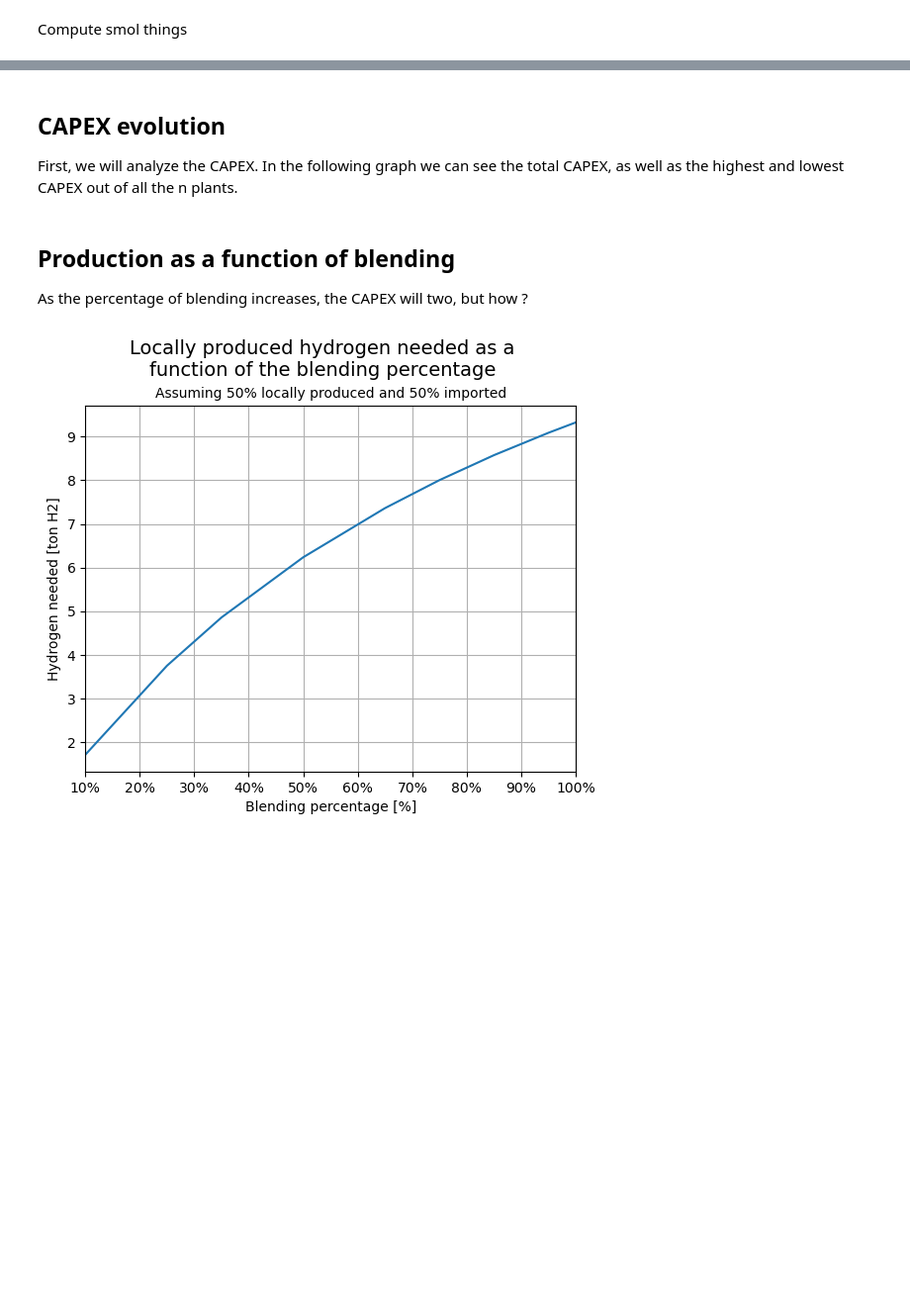
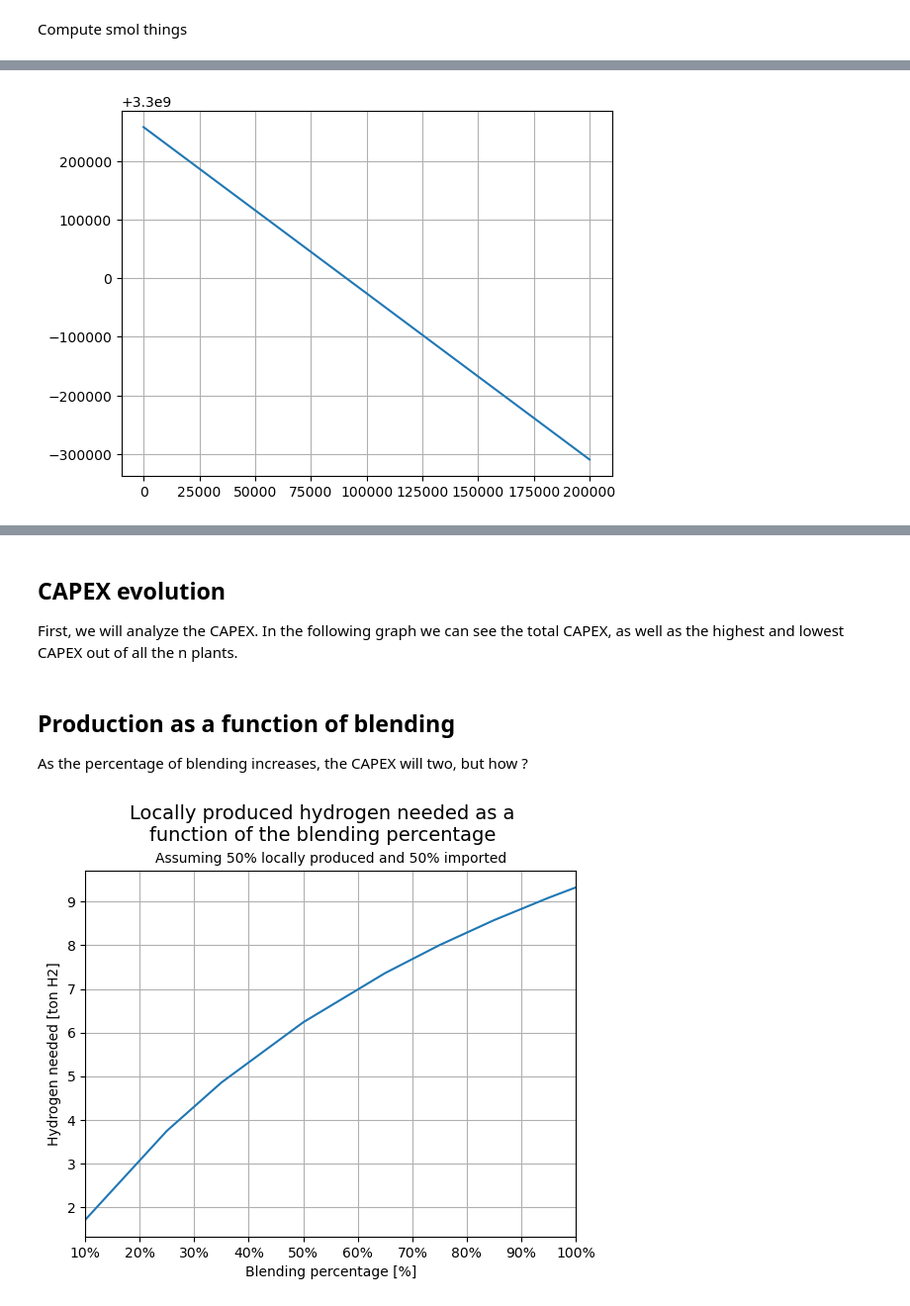
Before and after one commit to DerSpanischGamer/GermanHydrogen, a Jupyter notebook: disaggregator-master/15_Results_analysis.ipynb, the cells around one changed output, grey strips where cells are left out. Shown at 99% size. Cells and saved outputs as stored; diff of their text form; code cells hidden in the pictures; blank space fills up the shorter version.

```diff
--- a/disaggregator-master/15_Results_analysis.ipynb
+++ b/disaggregator-master/15_Results_analysis.ipynb
@@ -27,3 +34,8 @@ with open("project_data/out/pipesDestination.json", 'r') as file:
 # %%
 with open("project_data/out/finalPipes.json", 'r') as file:
     finalPipes = pd.DataFrame.from_dict(json.load(file))
+# %%
+solar_irr = gpd.read_file("project_data/in/WeatherData/weatherData_2022.geojson").drop(columns = ["geometry", "std_irr"])
+solar_irr["mean_irr"] = solar_irr["mean_irr"].apply(lambda x: json.loads(x)) # Transform the list from str to list. It is stored as a string
+
+solar_irr.head()
@@ -43,0 +535,11 @@ for _, p in finalPipes.iterrows():
+# %%
+def annualization(n = 25, i = 0.05):
+    """Function to compute the annualization factor τ
+    Arguments:
+        - n : years to pay the loan (default = 25 years)
+        - i : interest of the loan  (default = 5%)
+
+    Outputs:
+        - τ : the annualization factor
+    """
+    return i * (1 + i)**n / ( (1 + i)**n - 1)
@@ -43,0 +657,68 @@ for _, p in finalPipes.iterrows():
+# %%
+area = 244558318.949272
+OPEX = 183616188.58910635
+CAPEX = 10484060.567711573
+location = "DE145"
+production = [255755.534532666, 267066.0918905026, 187519.35750836116, 134971.70034822205, 70331.12085771956, 55097.683147656215, 51942.96847623218, 52673.95408479655, 68073.61056380902, 128334.13479628104, 204300.26066998398, 241516.30581144028]
+
+
+c_elec = [0.044] * 12
+c_mant = 3.84 / 12
+etaH2 = 0.7
+etaPV = 0.1
+HHV_H2 = 33.33  # kWh/kgH2
+
+ref_irr = 1.38 # reference solar irradiation (the power that the surface of the Earth receives) kW/m2
+mean = list(solar_irr[solar_irr["nuts3"] == location]["mean_irr"].values)[0]
+
+Pinst = etaPV * ref_irr * area # kWe Electric power installed
+Pmonthly = [production[t] * daysMonth[t] * HHV_H2 / etaH2 for t in range(12)] # The power consumption in kWhp/month
+
+OPEX_t = [0] * 12
+
+# ----------------- CORRECT THE CAPEX -----------------
+
+tau = annualization() # - return on investment
+
+CAPEX_PV = tau * A_PV * Pinst**b_PV
+CAPEX_H2 = CAPEX - CAPEX_PV
+
+# ----------------- COMPUTE THE OPEX -----------------
+
+OPEX_plants = CAPEX_H2 * 0.05 / 12 # The maintenance and operation cost of running the electrolyzers
+
+OPEX_PV = [( c_elec[t] * max(Pmonthly[t] - mean[t] * area * etaPV, 0) ) + c_mant * Pinst for t in range(12)]    # OPerational costs
+
+OPEX_t = [pv + OPEX_plants for pv in OPEX_PV]
+
+#OPEX_t, _, _, _ = computeMonthlyOPEX(loc, A, prod, CAPEX)
+
+maxArea = min(max(Pmonthly) / ref_irr / etaPV / 2, 2e5)    # m2 The maximum PV area. It is equal to the most needed area, or 20 ha
+Areas = np.arange(0, maxArea, maxArea / 1e4)               # m2
+
+tau = annualization() # - return on investment
+
+OPEX_A  = []
+CAPEX_A = []
+TOTEX_A = []
+
+for A in Areas:
+    Pinst = etaPV * ref_irr * A # kWe Electric power installed
+
+    OPEX_t = [( c_elec[t] * max(Pmonthly[t] - mean[t] * A * etaPV, 0) ) + c_mant * Pinst for t in range(12)]    # OPerational costs
+    CAPEX = tau * A_PV * Pinst**b_PV                                                                            # CAPital costs of PV
+
+    OPEX = sum(OPEX_t) + 0.05 * CAPEX_H2
+
+    OPEX_A.append(OPEX)
+    CAPEX_A.append(CAPEX)
+    TOTEX_A.append(OPEX + CAPEX)
+
+print("Only electricity", c_elec[0] * sum(production) * HHV_H2 / etaH2 / sum(production))
+print("Elec + H2 maint", (0.05 * CAPEX_H2 + c_elec[0] * sum(production) * HHV_H2 / etaH2) / sum(production))
+print("Elec + H2 maint + PV maint", (c_mant * Pinst + 0.05 * CAPEX_H2 + c_elec[0] * sum(production) * HHV_H2 / etaH2) / sum(production))
+
+plt.plot(Areas, OPEX_A)
+#plt.semilogy(Areas, CAPEX_H2 * np.ones(len(Areas)))
+plt.grid()
+# %% [output]
@@ -43,0 +729 @@ for _, p in finalPipes.iterrows():
+[figure, added]
```
Also changed, not shown: parts of 51 cells of this notebook, 11 other files.
